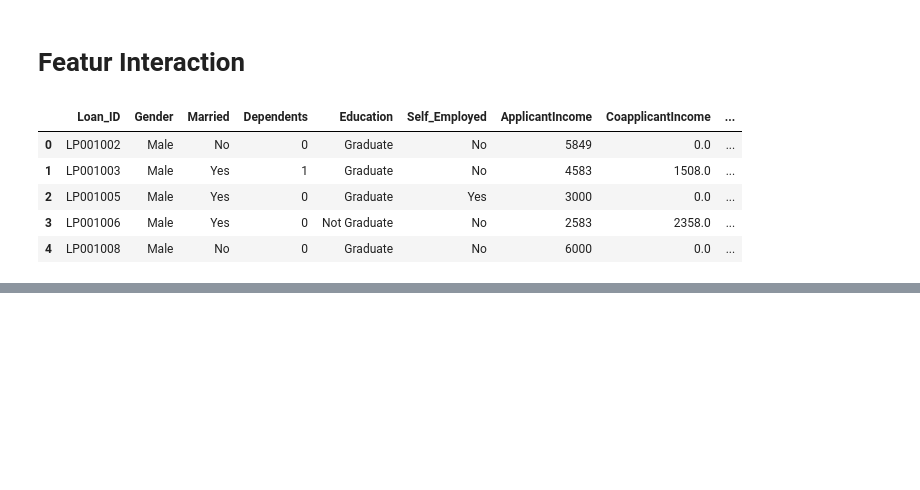
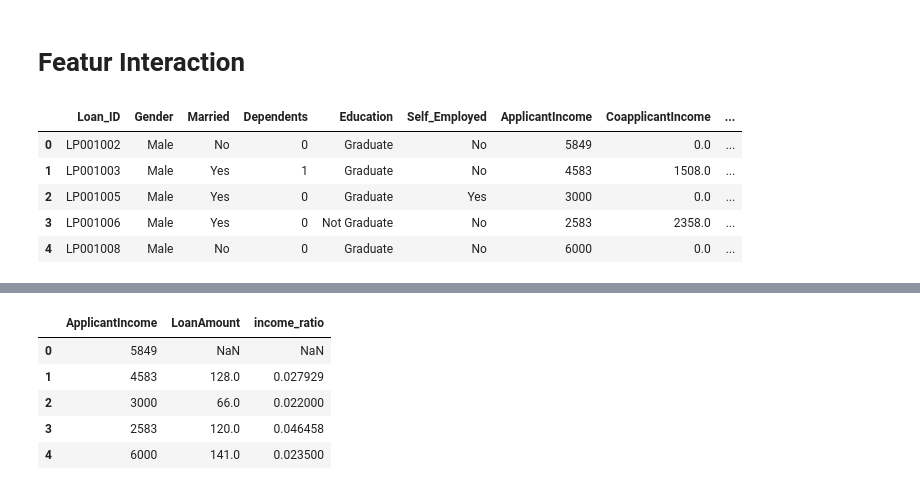
Before and after one commit to Malinda1/feature_engineering, a Jupyter notebook: feature_engineering.ipynb, the cells around one changed output, grey strips where cells are left out. Cells and saved outputs as stored; diff of their text form; code cells hidden in the pictures; blank space fills up the shorter version.

```diff
--- a/feature_engineering.ipynb
+++ b/feature_engineering.ipynb
@@ -429,0 +437,12 @@ loan_data
+# %%
+# Fature 2: Loan amount and income ratio
+
+loan_data['income_ratio'] = loan_data['LoanAmount'] / loan_data['ApplicantIncome']
+loan_data[['ApplicantIncome', 'LoanAmount', 'income_ratio']].head()
+# %% [output]
+|  | ApplicantIncome | LoanAmount | income_ratio |
+| 0 | 5849 | NaN | NaN |
+| 1 | 4583 | 128.0 | 0.027929 |
+| 2 | 3000 | 66.0 | 0.022000 |
+| 3 | 2583 | 120.0 | 0.046458 |
+| 4 | 6000 | 141.0 | 0.023500 |
```
Also changed, not shown: parts of 1 cell of this notebook.
